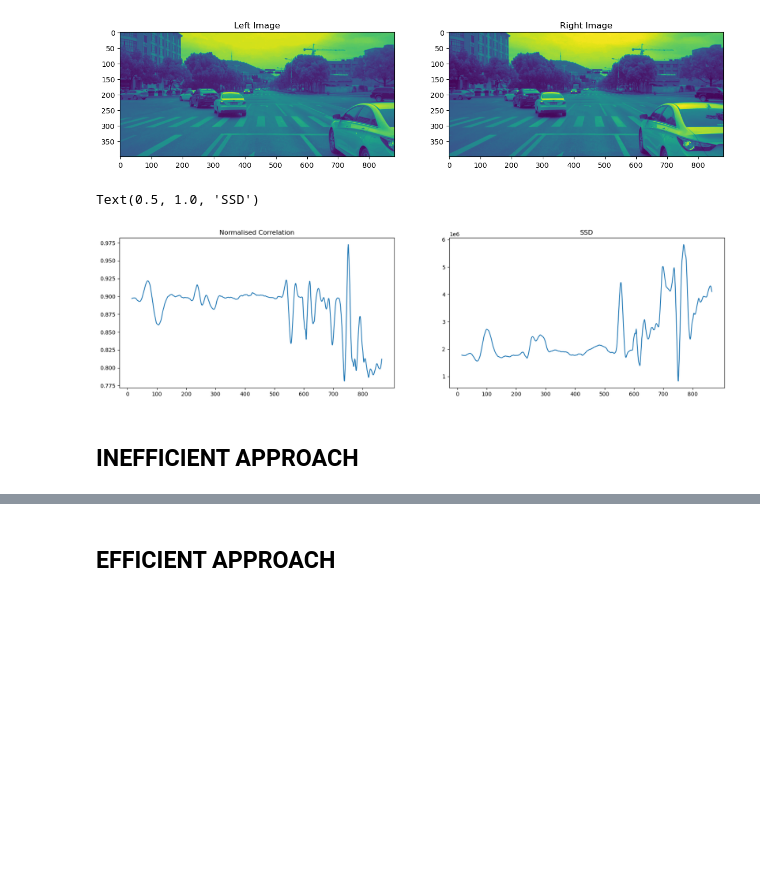
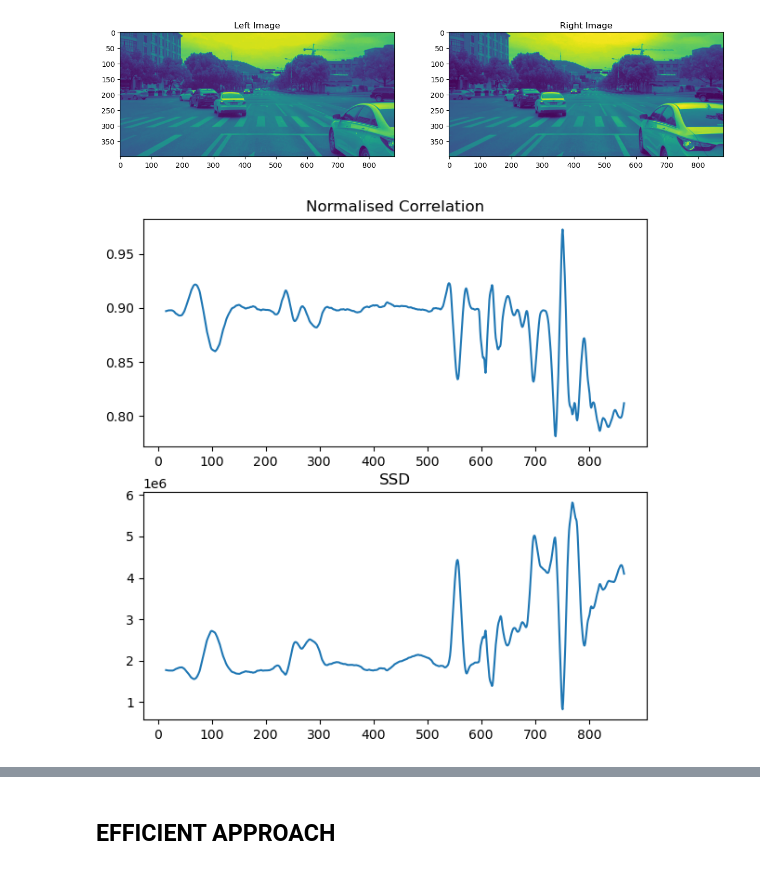
Before and after one commit to Neva-Y/Disparity-Image, a Jupyter notebook: Final-Project.ipynb, the cells around one changed output, grey strips where cells are left out. Cells and saved outputs as stored; diff of their text form; code cells hidden in the pictures; blank space fills up the shorter version.

```diff
--- a/Final-Project.ipynb
+++ b/Final-Project.ipynb
@@ -35,8 +35,8 @@ right_image_name = directory+ file + 'right.jpg'
 disp_image_name = directory+ file + 'disparity.png'
 
 # Read images and convert to RGB
-img_l = cv2.imread(left_image_name)
-img_r = cv2.imread(right_image_name)
+img_l = cv2.imread(left_image_name, cv2.IMREAD_GRAYSCALE)
+img_r = cv2.imread(right_image_name,cv2.IMREAD_GRAYSCALE)
 
 # Grey images
 img_l_grey_full = np.int32(cv2.cvtColor(img_l, cv2.COLOR_BGR2GRAY))
@@ -56,14 +56,15 @@ img_d = cv2.imread(disp_image_name,-1)/256.0
 plt.imshow(img_d)
 
 # note: can perform downscaling of the images to speed up computation at the cost of quality degradation
-# scale_percentage = 50
-# width = int(img_l_grey_full.shape[1] * scale_percentage / 100)
-# height = int(img_l_grey_full.shape[0] * scale_percentage / 100)
-# dim = (width, height)
+scale_percentage = 100
 
-# img_l_grey = np.int32(cv2.resize(img_l_grey_full.astype('float32'), dim, interpolation = cv2.INTER_AREA))
-# img_r_grey = np.int32(cv2.resize(img_r_grey_full.astype('float32'), dim, interpolation = cv2.INTER_AREA))
-# img_d = np.float32(cv2.resize(img_d.astype('float32'), dim, interpolation = cv2.INTER_AREA))
+width = int(img_l_grey_full.shape[1] * scale_percentage / 100)
+height = int(img_l_grey_full.shape[0] * scale_percentage / 100)
+dim = (width, height)
+
+img_l_grey = np.int32(cv2.resize(img_l_grey_full.astype('float32'), dim, interpolation = cv2.INTER_AREA))
+img_r_grey = np.int32(cv2.resize(img_r_grey_full.astype('float32'), dim, interpolation = cv2.INTER_AREA))
+img_d = np.float32(cv2.resize(img_d.astype('float32'), dim, interpolation = cv2.INTER_AREA))
 
 
 
@@ -113,8 +161,6 @@ def sum_squared_differences(img_l, img_r, centre_l, centre_r, boundary_size):
 
     patch_l = img_l[min_l_y:max_l_y,min_l_x:max_l_x]
     patch_r = img_r[min_r_y:max_r_y,min_r_x:max_r_x]
-
-
 
     # Error of RGB values
     # error = np.sum((img_l[min_l_y:max_l_y,min_l_x:max_l_x,:] - img_r[min_r_y:max_r_y,min_r_x:max_r_x,:])**2)
@@ -149,7 +195,6 @@ def sum_absolute_differences(img_l, img_r, centre_l, centre_r, boundary_size):
 
     return error
 
-
 def norm_correlation(img_l, img_r, centre_l, centre_r, boundary_size):
 
     # Column
@@ -173,45 +218,43 @@ def norm_correlation(img_l, img_r, centre_l, centre_r, boundary_size):
 
     return norm_corr
 
-def smoothing_disp(disp_image, centre_l, step_size):
     # Column
     min_l_x = centre_l[1] - step_size
     max_l_x = centre_l[1] + step_size
 
     # Row
     min_l_y = centre_l[0] - step_size
     max_l_y = centre_l[0] + step_size
 
     patch = disp_image[min_l_y:max_l_y,min_l_x:max_l_x]
 
     error = np.sum(abs(patch - disp_image[centre_l[0],centre_l[1]]))
 
     return error
 
 boundary_size = 15
 row = 360
 left_image = [row,860]
 SSD = []
 corr = []
 pixel_loc = []
+
 for i in range(boundary_size, len(img_l_grey_full[0])-boundary_size, 1):
     pixel_loc.append(i)
     corr.append(norm_correlation(img_l_grey_full, img_r_grey_full, left_image, [row,i], boundary_size))
     SSD.append(sum_squared_differences(img_l_grey_full, img_r_grey_full, left_image, [row,i], boundary_size))
 
-
-plt.subplots(1,2, figsize=(20,5))
-plt.subplot(1,2,1)
+plt.subplots(1,2, figsize=(7,7))
+plt.subplot(2,1,1)
 plt.plot(pixel_loc, corr)
 plt.xticks(np.arange(0, max(pixel_loc), 100))
 plt.title('Normalised Correlation')
 
-plt.subplot(1,2,2)
+plt.subplot(2,1,2)
 plt.plot(pixel_loc, SSD)
 plt.xticks(np.arange(0, max(pixel_loc), 100))
 plt.title('SSD')
+
+plt.savefig('featureScore.png', bbox_inches="tight")
 # %% [output]
-Text(0.5, 1.0, 'SSD')
-[figure, old version]
+[figure, new version]
-# %% [markdown]
-## INEFFICIENT APPROACH
```
Also changed, not shown: parts of 12 cells of this notebook, 14 other files.
